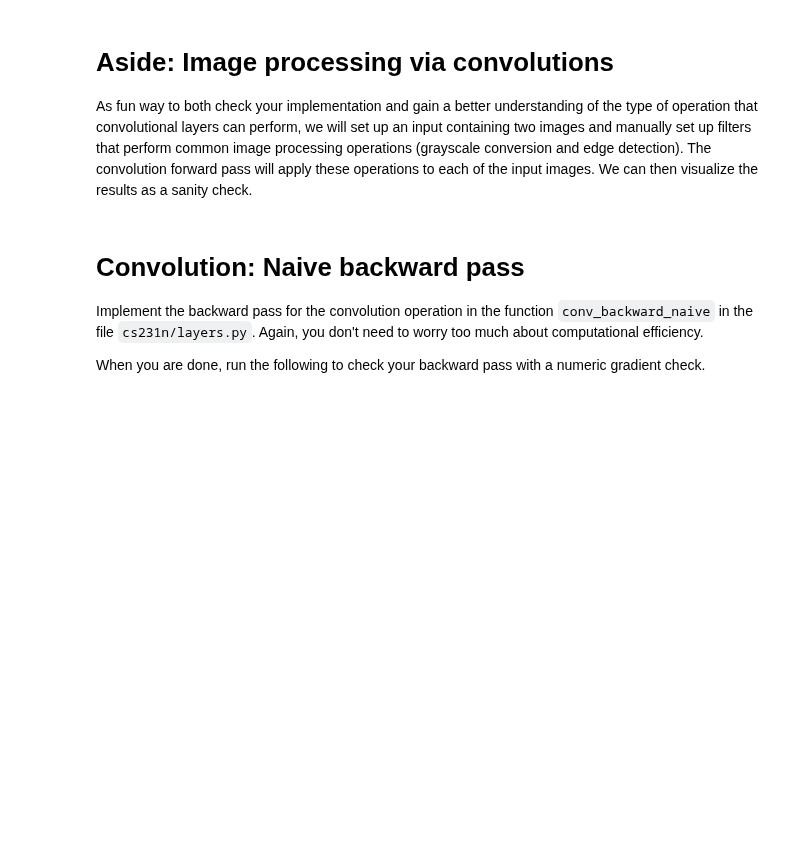
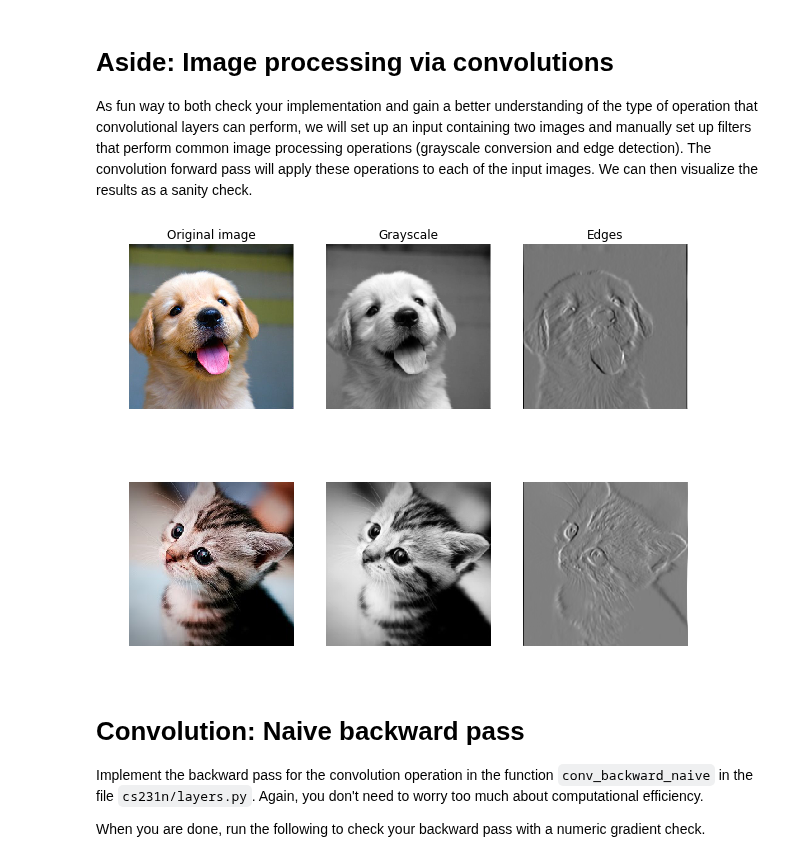
Before and after one commit to jimmyyentran/learning_machine_learning, a Jupyter notebook: cs231_stanford/assignment2_2017/ConvolutionalNetworks.ipynb, the cells around one changed output. Cells and saved outputs as stored; diff of their text form; code cells hidden in the pictures; blank space fills up the shorter version.

Commit message:
play around with cnn filters

```diff
--- a/cs231_stanford/assignment2_2017/ConvolutionalNetworks.ipynb
+++ b/cs231_stanford/assignment2_2017/ConvolutionalNetworks.ipynb
@@ -137,7 +137,12 @@ w[0, 1, :, :] = [[0, 0, 0], [0, 0.6, 0], [0, 0, 0]]
 w[0, 2, :, :] = [[0, 0, 0], [0, 0.1, 0], [0, 0, 0]]
 
 # Second filter detects horizontal edges in the blue channel.
-w[1, 2, :, :] = [[1, 2, 1], [0, 0, 0], [-1, -2, -1]]
+# w[1, 2, :, :] = [[1, 2, 1], [0, 0, 0], [-1, -2, -1]]
+
+# Second filter detects vertical edges in the blue channel.
+w[1, 2, :, :] = [[1, 0, -1],
+                 [2, 0, -2],
+                 [1, 0, -1]]
 
 # Vector of biases. We don't need any bias for the grayscale
 # filter, but for the edge detection filter we want to add 128
@@ -146,33 +151,35 @@ b = np.array([0, 128])
 
 # Compute the result of convolving each input in x with each filter in w,
 # offsetting by b, and storing the results in out.
 out, _ = conv_forward_naive(x, w, b, {'stride': 1, 'pad': 1})
 
 def imshow_noax(img, normalize=True):
     """ Tiny helper to show images as uint8 and remove axis labels """
     if normalize:
         img_max, img_min = np.max(img), np.min(img)
         img = 255.0 * (img - img_min) / (img_max - img_min)
     plt.imshow(img.astype('uint8'))
     plt.gca().axis('off')
 
 # Show the original images and the results of the conv operation
 plt.subplot(2, 3, 1)
 imshow_noax(puppy, normalize=False)
 plt.title('Original image')
 plt.subplot(2, 3, 2)
 imshow_noax(out[0, 0])
 plt.title('Grayscale')
 plt.subplot(2, 3, 3)
 imshow_noax(out[0, 1])
 plt.title('Edges')
 plt.subplot(2, 3, 4)
 imshow_noax(kitten_cropped, normalize=False)
 plt.subplot(2, 3, 5)
 imshow_noax(out[1, 0])
 plt.subplot(2, 3, 6)
 imshow_noax(out[1, 1])
 plt.show()
+# %% [output]
+[figure, added]
 # %% [markdown]
 # Convolution: Naive backward pass
 Implement the backward pass for the convolution operation in the function `conv_backward_naive` in the file `cs231n/layers.py`. Again, you don't need to worry too much about computational efficiency.
```
